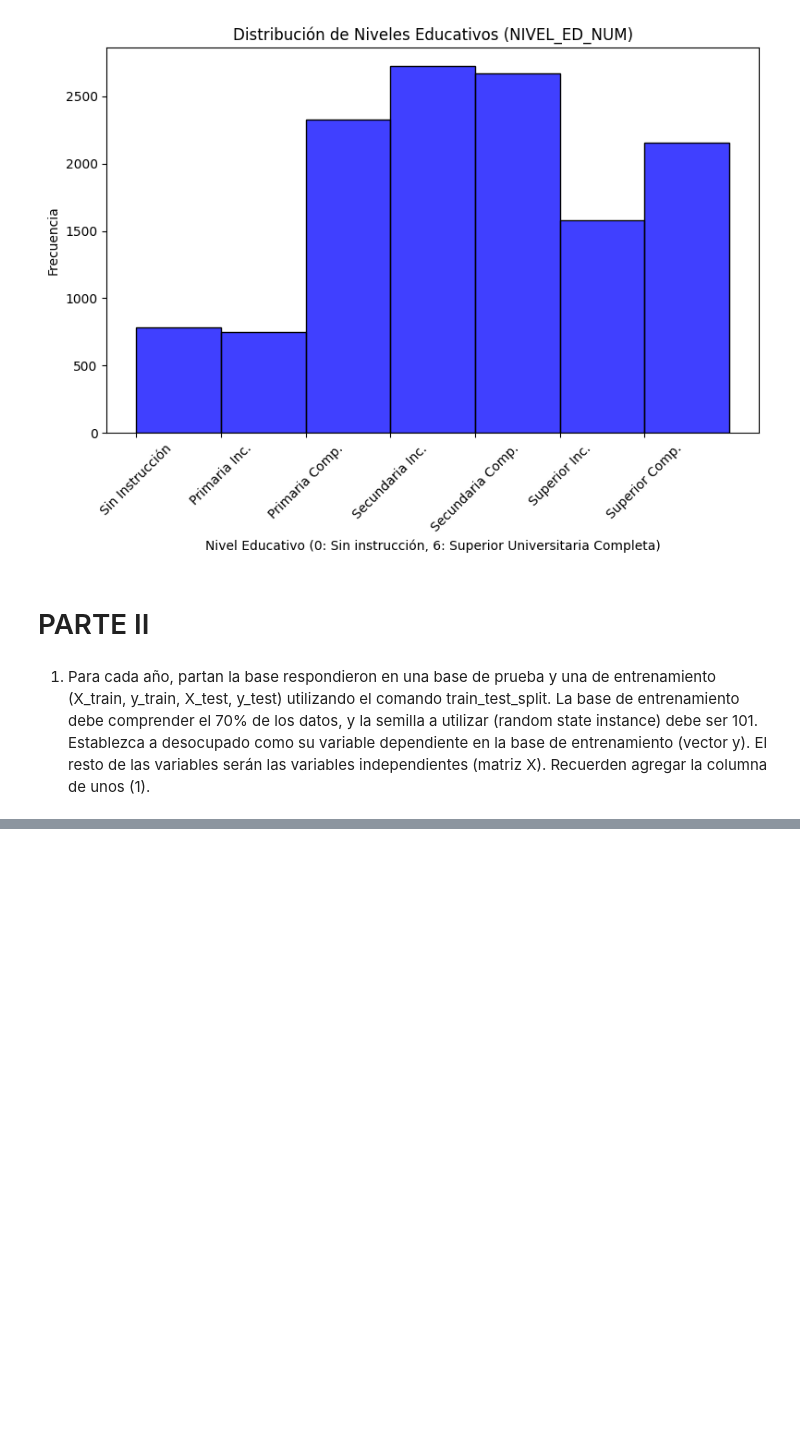
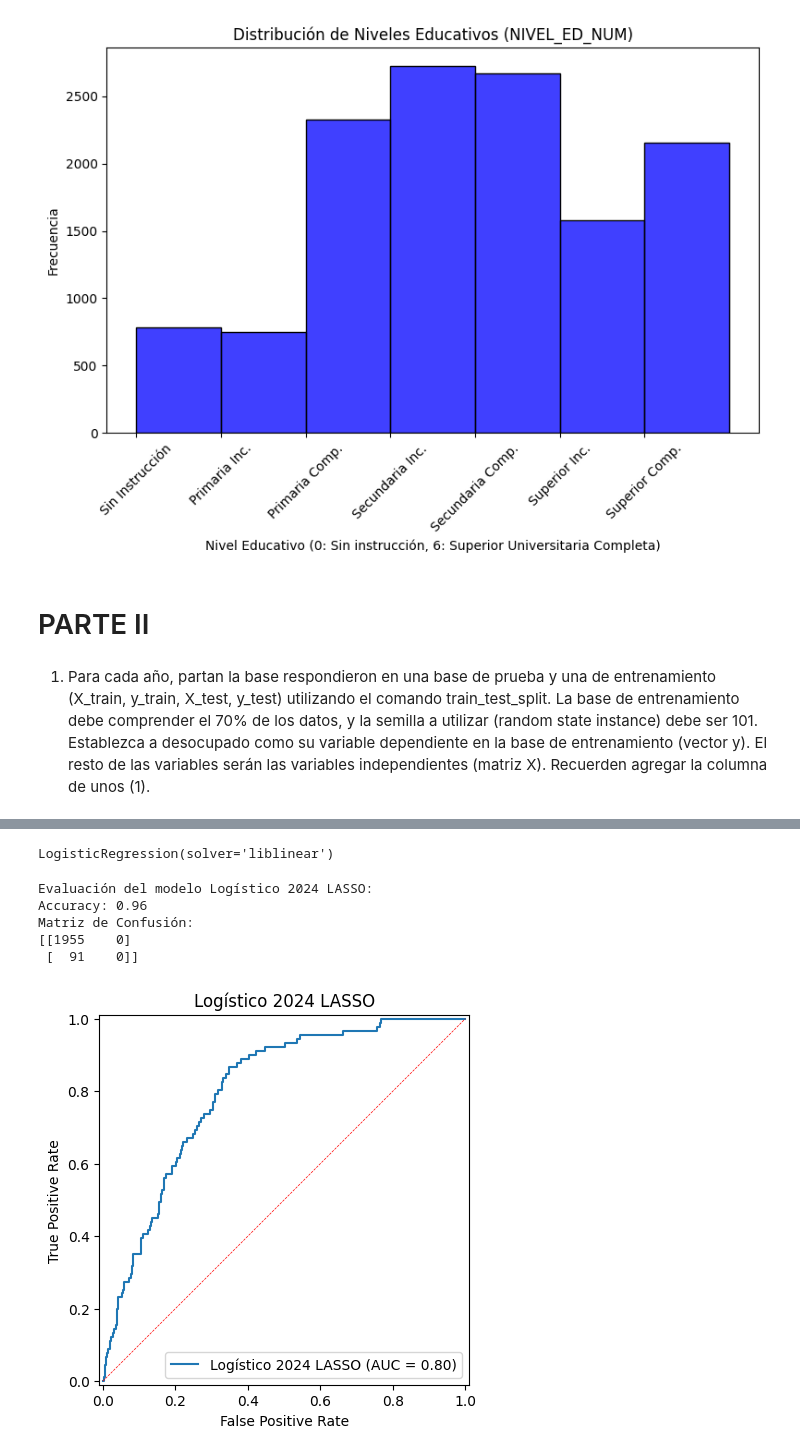
Before and after one commit to fstrejilevich/CC408-T2-5, a Jupyter notebook: TP4/TP4Cs.ipynb, the cells around one changed output, grey strips where cells are left out. Drawn from its saved outputs; the diff is of its cells as text; code cells hidden in the pictures; blank space fills up the shorter version.

```diff
--- a/TP4/TP4Cs.ipynb
+++ b/TP4/TP4Cs.ipynb
@@ -738,0 +743,4 @@ See the caveats in the documentation: https://pandas.pydata.org/pandas-docs/stab
+# %%
+conteo_na = respondieron2024.isna().sum()
+print(conteo_na)
+respondieron2024 = respondieron2024.dropna()
@@ -794,0 +850,50 @@ xtrain2004, xtest2004, ytrain2004, ytest2004 = train_test_split(x2004, y2004, te
+# %%
+from sklearn.preprocessing import StandardScaler
+sc = StandardScaler()
+xtrain2024=pd.DataFrame(sc.fit_transform(xtrain2024), index=xtrain2024.index, columns=xtrain2024.columns)
+xtest2024=pd.DataFrame(sc.fit_transform(xtest2024), index=xtest2024.index, columns=xtest2024.columns)
+# %%
+
+from sklearn.linear_model import LogisticRegression
+from sklearn.model_selection import train_test_split
+from sklearn.metrics import confusion_matrix
+from sklearn.metrics import accuracy_score, recall_score
+from sklearn.metrics import roc_curve
+from sklearn.metrics import roc_auc_score
+from sklearn.metrics import RocCurveDisplay
+
+# Regresión logística con L1 (LASSO)
+modelo_l1 = LogisticRegression(penalty='l1', solver='liblinear', C=1.0)
+modelo_l1.fit(xtrain2024, ytrain2024)
+
+# Regresión logística con L2 (Ridge)
+modelo_l2 = LogisticRegression(penalty='l2', solver='liblinear', C=1.0)
+modelo_l2.fit(xtrain2024, ytrain2024)
+# %% [output]
+LogisticRegression(solver='liblinear')
+# %%
+# Evaluación del modelo Logístico 2024 lasso
+y_pred_log2024 = modelo_l1.predict(xtest2024)
+y_pred_prob2024 = modelo_l1.predict_proba(xtest2024)[:, 1]
+accuracy_log2024 = accuracy_score(ytest2024, y_pred_log2024)
+conf_matrix_log2024 = confusion_matrix(ytest2024, y_pred_log2024)
+fpr_log2024, tpr_log2024, _ = roc_curve(ytest2024, y_pred_prob2024)
+roc_auc_log2024 = roc_auc_score(ytest2024, y_pred_prob2024)
+
+print("Evaluación del modelo Logístico 2024 LASSO:")
+print(f'Accuracy: {accuracy_log2024:.2f}')
+print('Matriz de Confusión:')
+print(conf_matrix_log2024)
+
+display = RocCurveDisplay(fpr=fpr_log2024, tpr=tpr_log2024, roc_auc=roc_auc_log2024, estimator_name='Logístico 2024 LASSO')
+display.plot()
+plt.title('Logístico 2024 LASSO')
+plt.plot([0, 1], [0, 1], color='red', linestyle='--', linewidth=.5)
+plt.show()
+# %% [output]
+Evaluación del modelo Logístico 2024 LASSO:
+Accuracy: 0.96
+Matriz de Confusión:
+[[1955    0]
+ [  91    0]]
+[figure, added]
```
Also changed, not shown: parts of 38 cells of this notebook.
